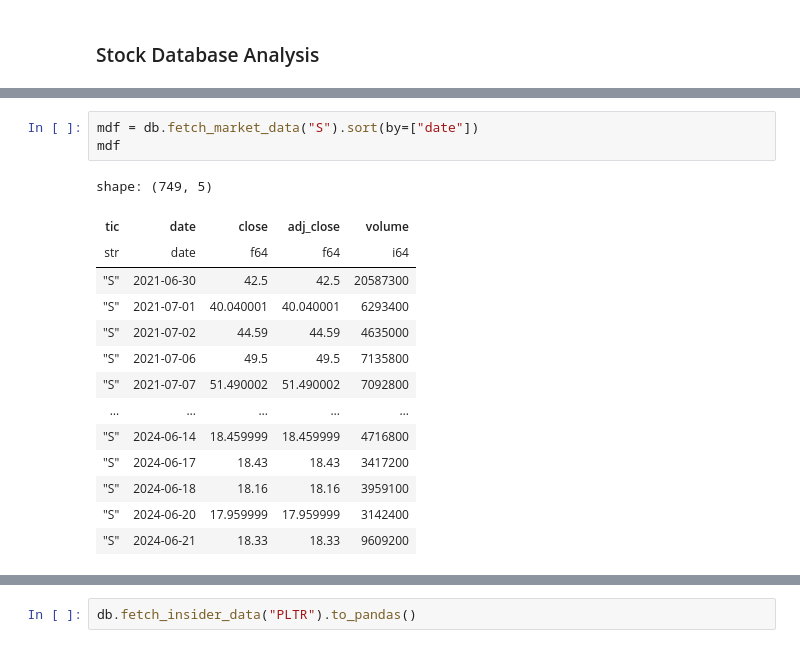
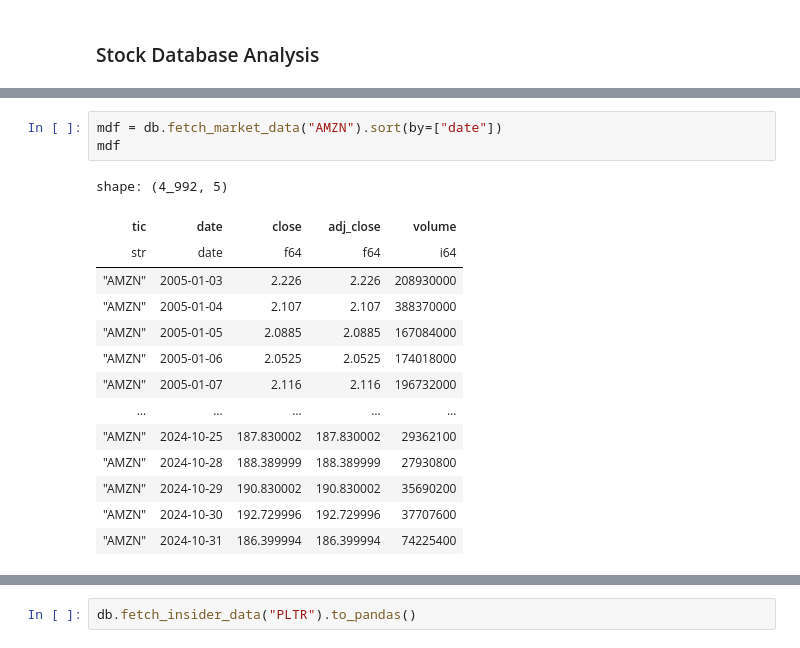
Before and after one commit to francisco3511/stocksense, a Jupyter notebook: notebooks/db_analysis.ipynb, the cells around one changed output, grey strips where cells are left out. Drawn from its saved outputs; the diff is of its cells as text.

```diff
--- a/notebooks/db_analysis.ipynb
+++ b/notebooks/db_analysis.ipynb
@@ -20,18 +79,18 @@ db.fetch_info(tic="BIG").to_pandas()
 # %%
-mdf = db.fetch_market_data("S").sort(by=["date"])
+mdf = db.fetch_market_data("AMZN").sort(by=["date"])
 mdf
 # %% [output]
-shape: (749, 5)
+shape: (4_992, 5)
 | tic | date | close | adj_close | volume |
 | str | date | f64 | f64 | i64 |
-| "S" | 2021-06-30 | 42.5 | 42.5 | 20587300 |
-| "S" | 2021-07-01 | 40.040001 | 40.040001 | 6293400 |
-| "S" | 2021-07-02 | 44.59 | 44.59 | 4635000 |
-| "S" | 2021-07-06 | 49.5 | 49.5 | 7135800 |
-| "S" | 2021-07-07 | 51.490002 | 51.490002 | 7092800 |
+| "AMZN" | 2005-01-03 | 2.226 | 2.226 | 208930000 |
+| "AMZN" | 2005-01-04 | 2.107 | 2.107 | 388370000 |
+| "AMZN" | 2005-01-05 | 2.0885 | 2.0885 | 167084000 |
+| "AMZN" | 2005-01-06 | 2.0525 | 2.0525 | 174018000 |
+| "AMZN" | 2005-01-07 | 2.116 | 2.116 | 196732000 |
 | … | … | … | … | … |
-| "S" | 2024-06-14 | 18.459999 | 18.459999 | 4716800 |
-| "S" | 2024-06-17 | 18.43 | 18.43 | 3417200 |
-| "S" | 2024-06-18 | 18.16 | 18.16 | 3959100 |
-| "S" | 2024-06-20 | 17.959999 | 17.959999 | 3142400 |
-| "S" | 2024-06-21 | 18.33 | 18.33 | 9609200 |
+| "AMZN" | 2024-10-25 | 187.830002 | 187.830002 | 29362100 |
+| "AMZN" | 2024-10-28 | 188.389999 | 188.389999 | 27930800 |
+| "AMZN" | 2024-10-29 | 190.830002 | 190.830002 | 35690200 |
+| "AMZN" | 2024-10-30 | 192.729996 | 192.729996 | 37707600 |
+| "AMZN" | 2024-10-31 | 186.399994 | 186.399994 | 74225400 |
```
Also changed, not shown: parts of 14 cells of this notebook, 21 other files.
